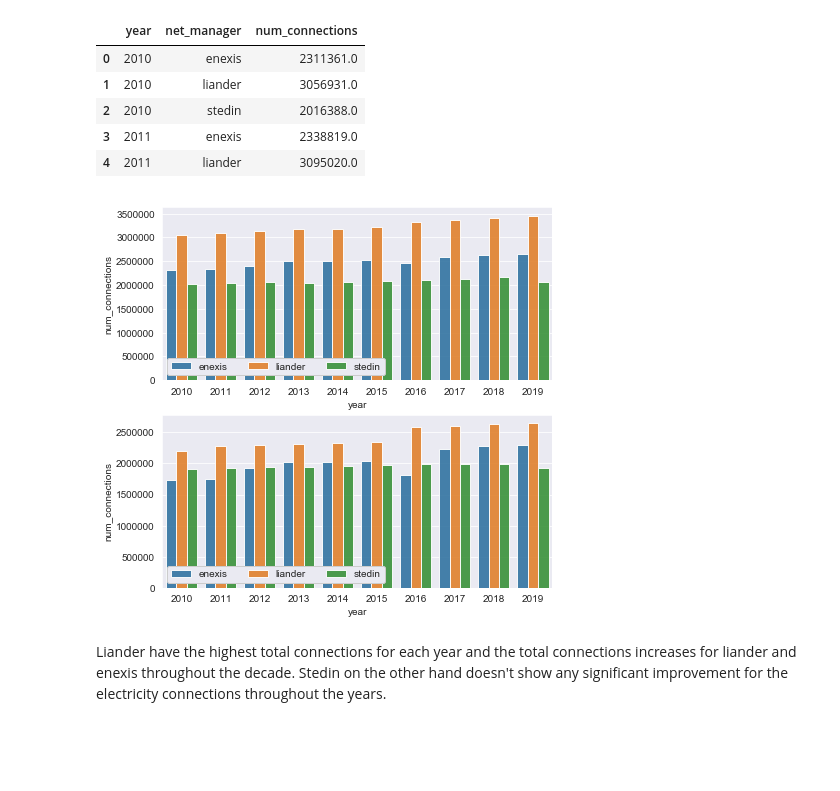
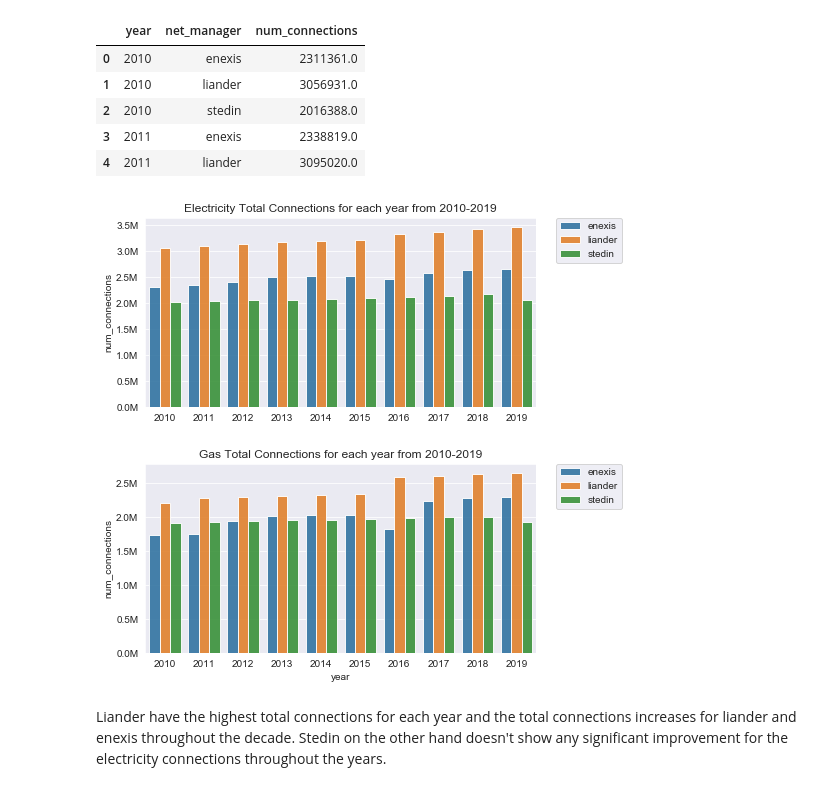
Before and after one commit to fatinshariff/Dutch_Energy, a Jupyter notebook: dutch_energy.ipynb, the cells around one changed output. Saved outputs shown, nothing was run; the diff lists cells and outputs as text; code cells hidden in the pictures; blank space fills up the shorter version.

```diff
--- a/dutch_energy.ipynb
+++ b/dutch_energy.ipynb
@@ -151,19 +151,35 @@ na_gas= gas_df.groupby(['year','net_manager'])
 na_gas_conn= na_gas.num_connections.sum()
 na_gas_conn=na_gas_conn.reset_index()
 # %%
-plt.figure(figsize=[7,7])
+#import library for replacing ticker
+from matplotlib.ticker import FuncFormatter
+
+#function to replace value of old tick form to new
+def millions(x, pos):
+    'The two args are the value and tick position'
+    return '{}M'.format(x * 1e-6)
+
+formatter = FuncFormatter(millions)
+
+fig=plt.figure(figsize=[7,8])
+plt.subplots_adjust(hspace=0.3)
 
 plt.subplot(2,1,1)
 ax1 = sns.barplot(data= na_el_conn,x='year', y= 'num_connections',hue='net_manager',alpha=0.9)
-plt.legend(loc=3,ncol=3, framealpha=1)
+ax1.legend(bbox_to_anchor=(1.05, 1), borderaxespad=0)
+ax1.yaxis.set_major_formatter(formatter)
+plt.title('Electricity Total Connections for each year from 2010-2019')
+plt.xlabel('')
 
 plt.subplot(2,1,2)
 ax2 = sns.barplot(data= na_gas_conn,x='year', y= 'num_connections',hue='net_manager',alpha=0.9)
-ax2.legend(loc=3,ncol=3, framealpha=1)
+ax2.yaxis.set_major_formatter(formatter)
+ax2.legend(bbox_to_anchor=(1.05, 1), borderaxespad=0)
+plt.title('Gas Total Connections for each year from 2010-2019')
 
 plt.show()
 # %% [output]
-[figure, old version]
+[figure, new version]
 # %% [markdown]
 Liander have the highest total connections for each year and the total connections increases for liander and enexis throughout the decade. Stedin on the other hand doesn't show any significant improvement for the electricity connections throughout the years.
 # %% [markdown]
```
Also changed, not shown: parts of 11 cells of this notebook, 1 other file.
